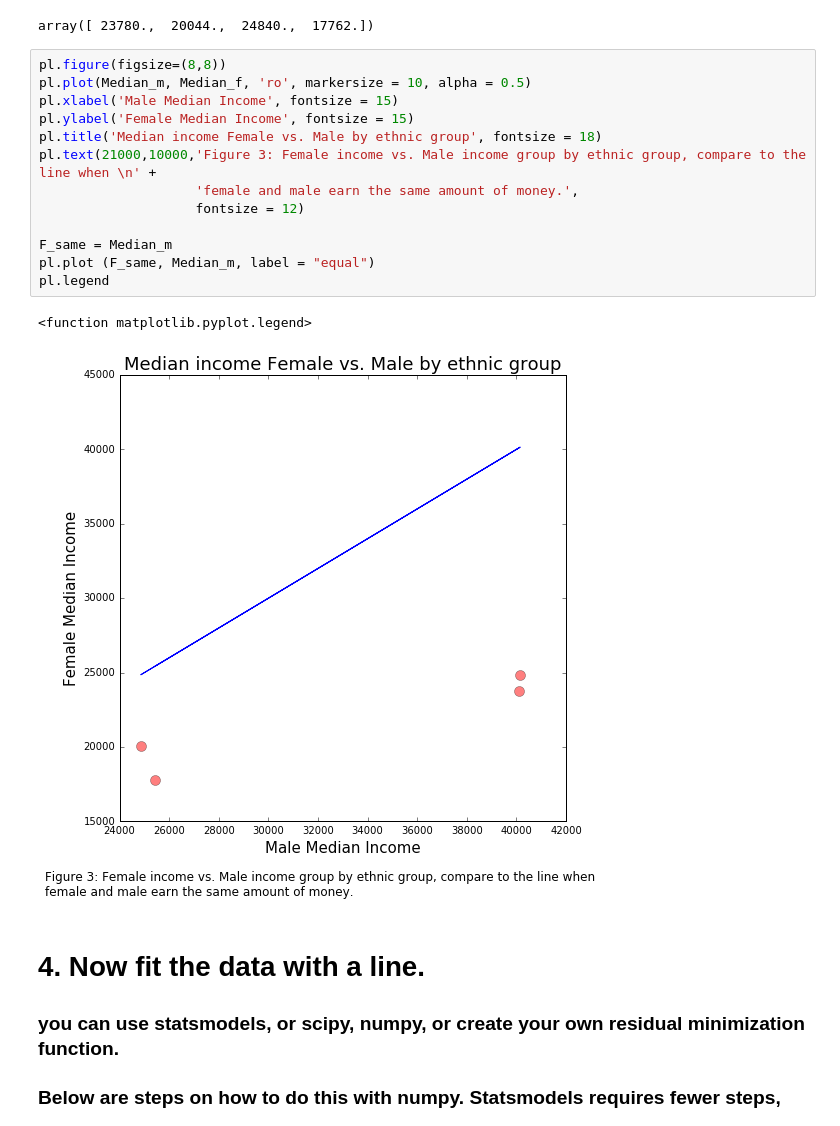
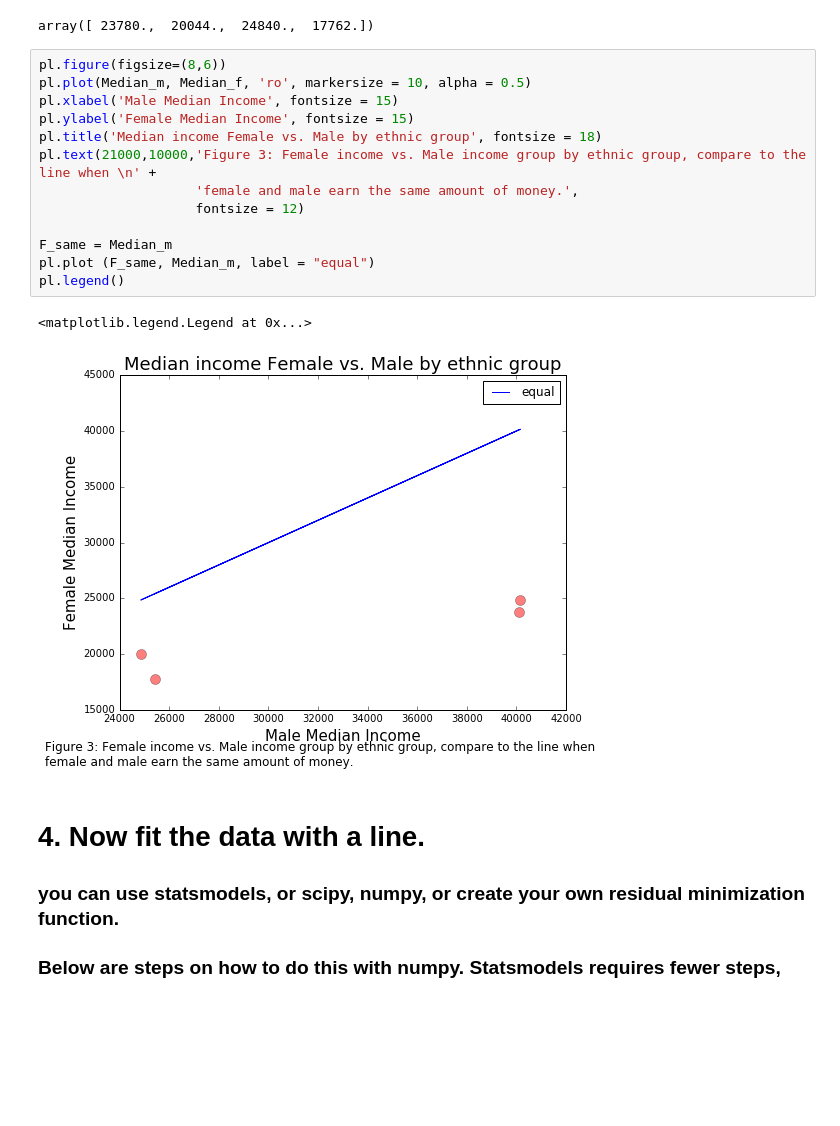
Before and after one commit to tedzou/PUI2016_xy1002, a Jupyter notebook: HW5_xy1002/HW5_xy1002_2.ipynb, the cells around one changed output. Saved outputs shown, nothing was run; the diff lists cells and outputs as text; blank space fills up the shorter version.

```diff
--- a/HW5_xy1002/HW5_xy1002_2.ipynb
+++ b/HW5_xy1002/HW5_xy1002_2.ipynb
@@ -285,21 +285,21 @@ Median_f
 # %% [output]
 array([ 23780.,  20044.,  24840.,  17762.])
 # %%
-pl.figure(figsize=(8,8))
+pl.figure(figsize=(8,6))
 pl.plot(Median_m, Median_f, 'ro', markersize = 10, alpha = 0.5)
 pl.xlabel('Male Median Income', fontsize = 15)
 pl.ylabel('Female Median Income', fontsize = 15)
 pl.title('Median income Female vs. Male by ethnic group', fontsize = 18)
 pl.text(21000,10000,'Figure 3: Female income vs. Male income group by ethnic group, compare to the line when \n' +
                     'female and male earn the same amount of money.',
                     fontsize = 12)
 
 F_same = Median_m
 pl.plot (F_same, Median_m, label = "equal")
-pl.legend
+pl.legend()
 # %% [output]
-<function matplotlib.pyplot.legend>
+<matplotlib.legend.Legend at 0x...>
-[figure, old version]
+[figure, new version]
 # %% [markdown]
 # 4. Now fit the data with a line.
 ### you can use statsmodels, or scipy, numpy, or create your own residual minimization function.
```
